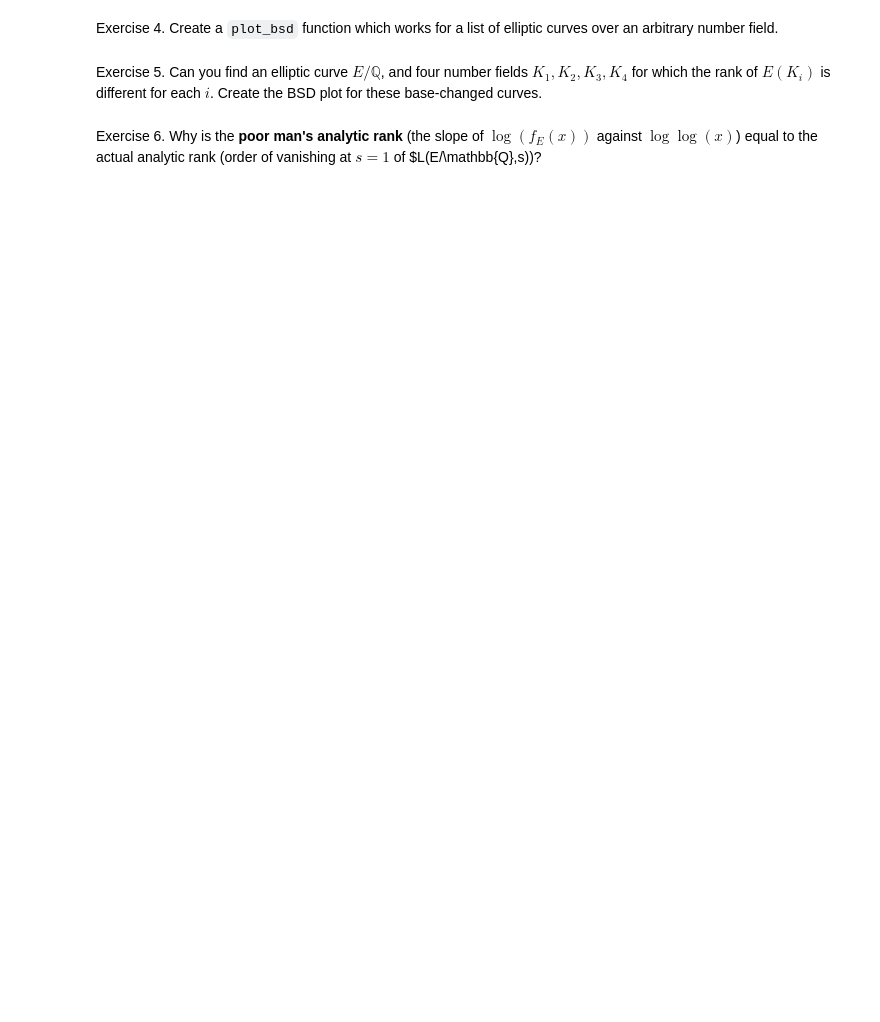
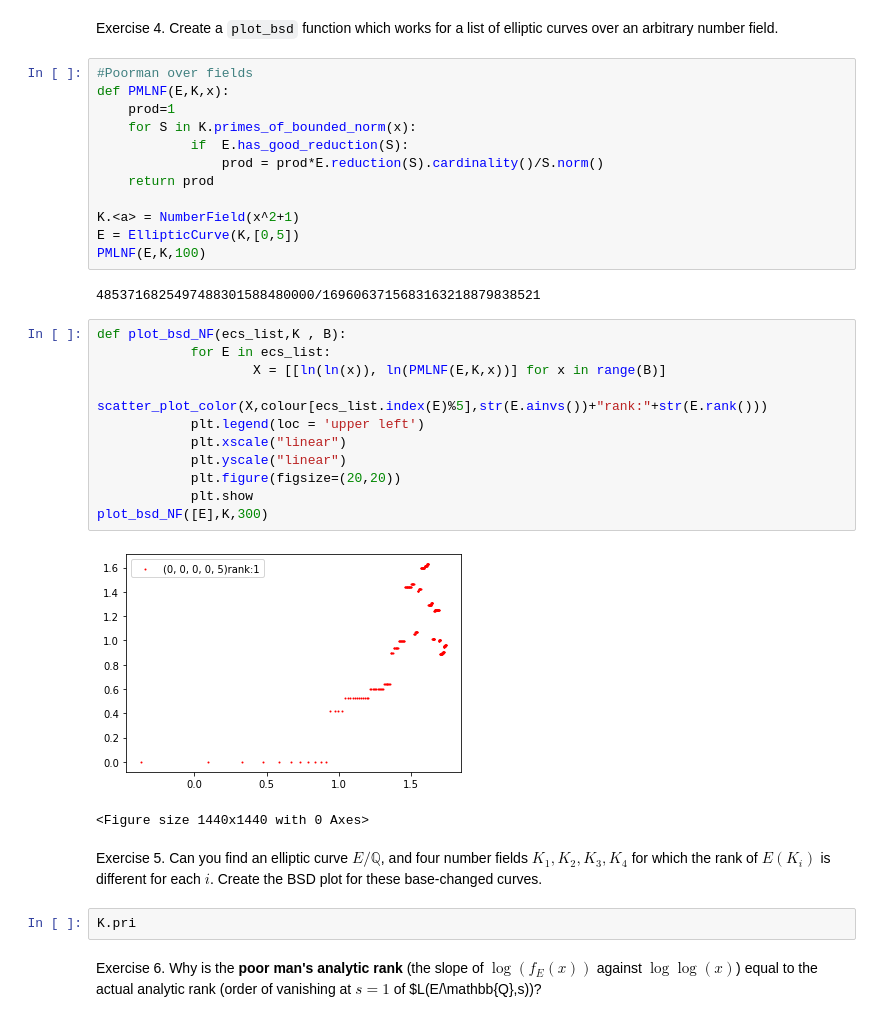
Before and after one commit to Rusti1/computational_nt, a Jupyter notebook: case_studies/bsd_experiments/day_2_exercises.ipynb, the cells around one changed output. Drawn from its saved outputs; the diff is of its cells as text; blank space fills up the shorter version.

```diff
--- a/case_studies/bsd_experiments/day_2_exercises.ipynb
+++ b/case_studies/bsd_experiments/day_2_exercises.ipynb
@@ -73,6 +78,36 @@ plot_bsd(E, 1000)
 # %% [markdown]
 Exercise 4. Create a `plot_bsd` function which works for a list of elliptic curves over an arbitrary number field.
+# %%
+#Poorman over fields
+def PMLNF(E,K,x):
+    prod=1
+    for S in K.primes_of_bounded_norm(x):
+            if  E.has_good_reduction(S):
+                prod = prod*E.reduction(S).cardinality()/S.norm()
+    return prod
+
+K.<a> = NumberField(x^2+1)
+E = EllipticCurve(K,[0,5])
+PMLNF(E,K,100)
+# %% [output]
+4853716825497488301588480000/1696063715683163218879838521
+# %%
+def plot_bsd_NF(ecs_list,K , B):
+            for E in ecs_list:
+                    X = [[ln(ln(x)), ln(PMLNF(E,K,x))] for x in range(B)]
+                    scatter_plot_color(X,colour[ecs_list.index(E)%5],str(E.ainvs())+"rank:"+str(E.rank()))
+            plt.legend(loc = 'upper left')
+            plt.xscale("linear")
+            plt.yscale("linear")
+            plt.figure(figsize=(20,20))
+            plt.show
+plot_bsd_NF([E],K,300)
+# %% [output]
+[figure, added]
+<Figure size 1440x1440 with 0 Axes>
 # %% [markdown]
 Exercise 5. Can you find an elliptic curve $E/\mathbb{Q}$, and four number fields $K_1, K_2, K_3, K_4$ for which the rank of $E(K_i)$ is different for each $i$. Create the BSD plot for these base-changed curves.
+# %%
+K.pri
 # %% [markdown]
 Exercise 6. Why is the **poor man's analytic rank** (the slope of $\log(f_E(x))$ against $\log\log(x)$) equal to the actual analytic rank (order of vanishing at $s=1$ of $L(E/\mathbb{Q},s))?
```
Also changed, not shown: parts of 2 cells of this notebook.
